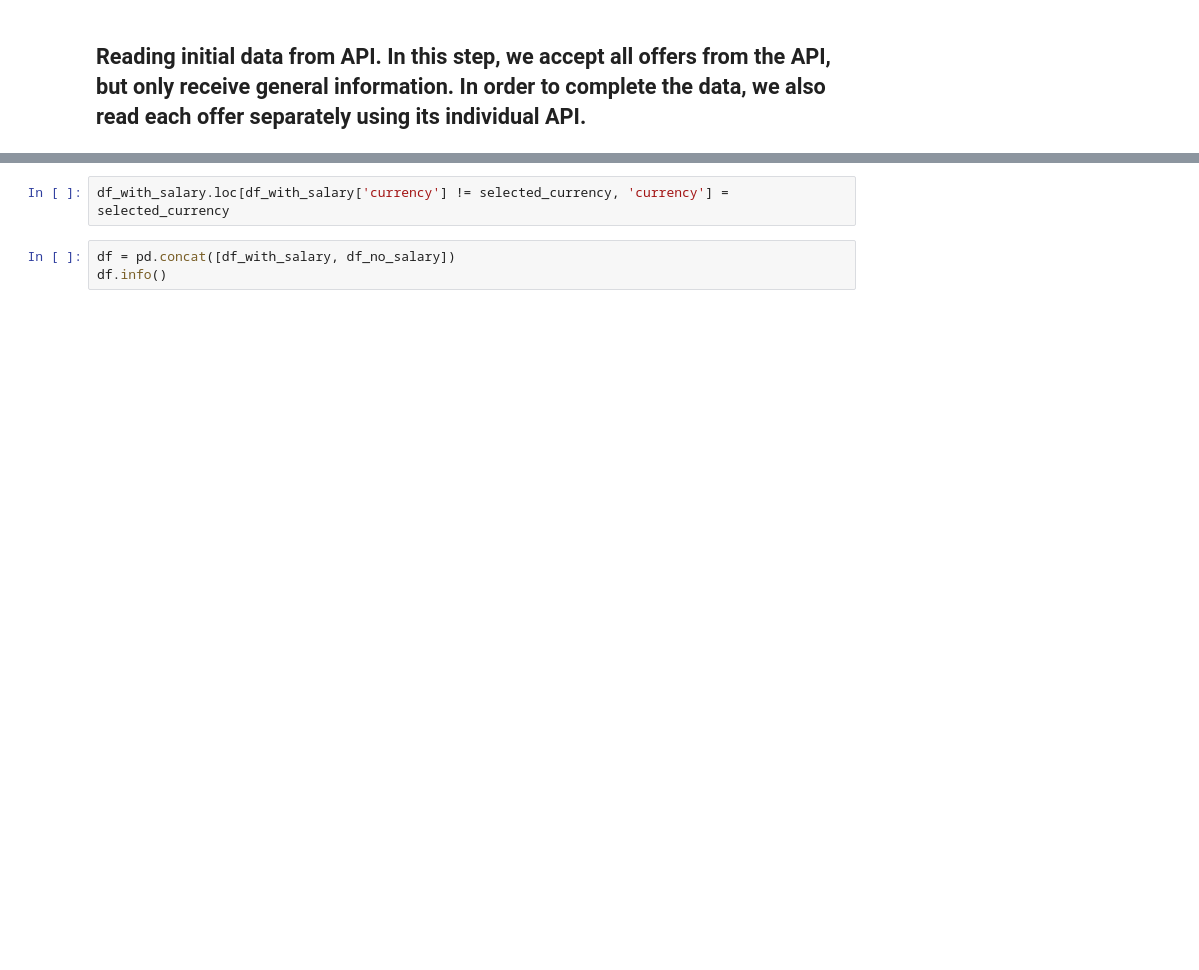
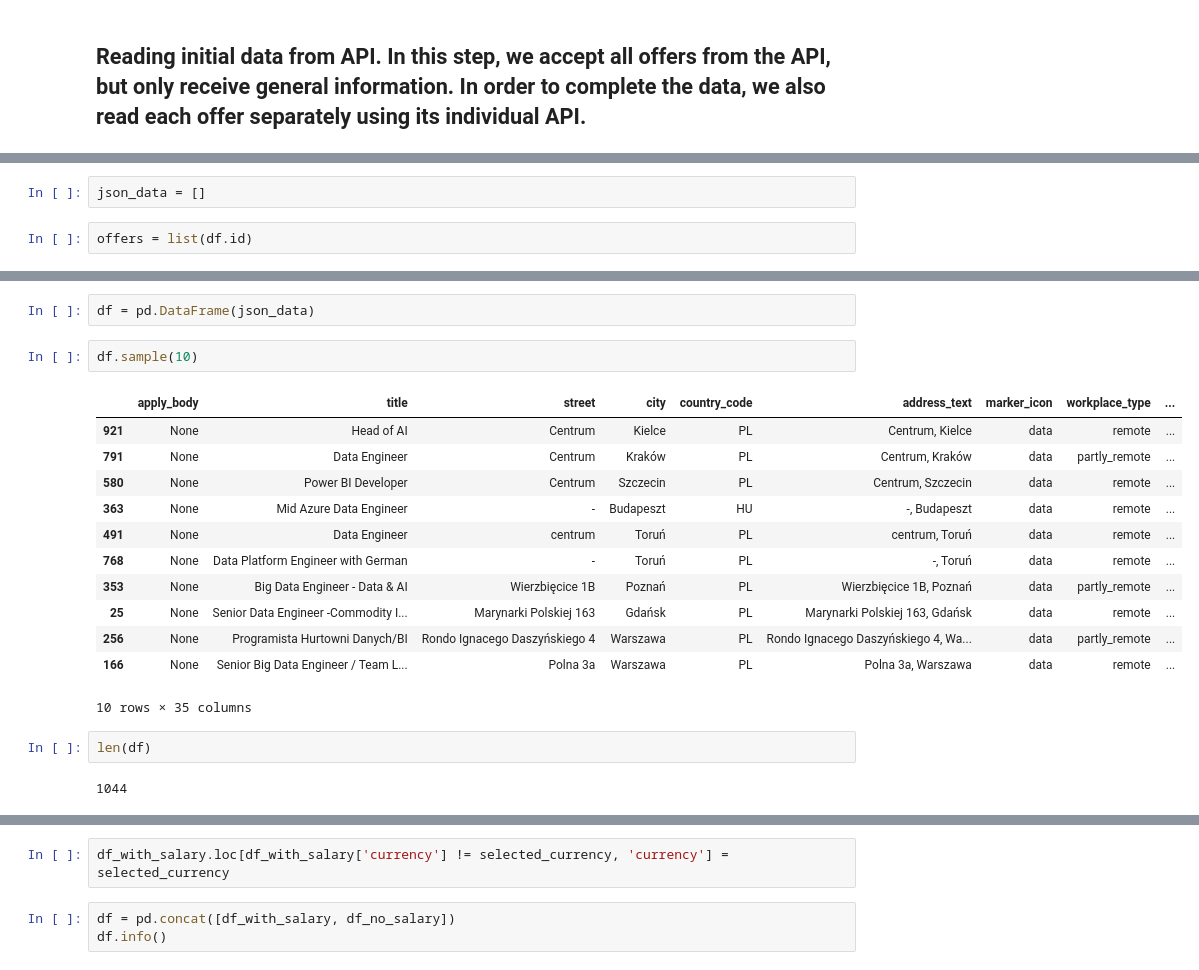
Before and after one commit to dmarszalik/just-join-it-salaries, a Jupyter notebook: Predict_salaries_project.ipynb, the cells around one changed output, grey strips where cells are left out. Cells and saved outputs as stored; diff of their text form; blank space fills up the shorter version.

```diff
--- a/Predict_salaries_project.ipynb
+++ b/Predict_salaries_project.ipynb
@@ -277,0 +206,4 @@ df_no_salary = df[df['currency'].isna()]
+# %%
+json_data = []
+# %%
+offers = list(df.id)
@@ -277,0 +222,21 @@ df_no_salary = df[df['currency'].isna()]
+# %%
+df = pd.DataFrame(json_data)
+# %%
+df.sample(10)
+# %% [output]
+|  | apply_body | title | street | city | country_code | address_text | marker_icon | workplace_type | ... |
+| 921 | None | Head of AI | Centrum | Kielce | PL | Centrum, Kielce | data | remote | ... |
+| 791 | None | Data Engineer | Centrum | Kraków | PL | Centrum, Kraków | data | partly_remote | ... |
+| 580 | None | Power BI Developer | Centrum | Szczecin | PL | Centrum, Szczecin | data | remote | ... |
+| 363 | None | Mid Azure Data Engineer | - | Budapeszt | HU | -, Budapeszt | data | remote | ... |
+| 491 | None | Data Engineer | centrum | Toruń | PL | centrum, Toruń | data | remote | ... |
+| 768 | None | Data Platform Engineer with German | - | Toruń | PL | -, Toruń | data | remote | ... |
+| 353 | None | Big Data Engineer - Data & AI | Wierzbięcice 1B | Poznań | PL | Wierzbięcice 1B, Poznań | data | partly_remote | ... |
+| 25 | None | Senior Data Engineer -Commodity I... | Marynarki Polskiej 163 | Gdańsk | PL | Marynarki Polskiej 163, Gdańsk | data | remote | ... |
+| 256 | None | Programista Hurtowni Danych/BI | Rondo Ignacego Daszyńskiego 4 | Warszawa | PL | Rondo Ignacego Daszyńskiego 4, Wa... | data | partly_remote | ... |
+| 166 | None | Senior Big Data Engineer / Team L... | Polna 3a | Warszawa | PL | Polna 3a, Warszawa | data | remote | ... |
+10 rows × 35 columns
+# %%
+len(df)
+# %% [output]
+1044
```
Also changed, not shown: parts of 119 cells of this notebook.
